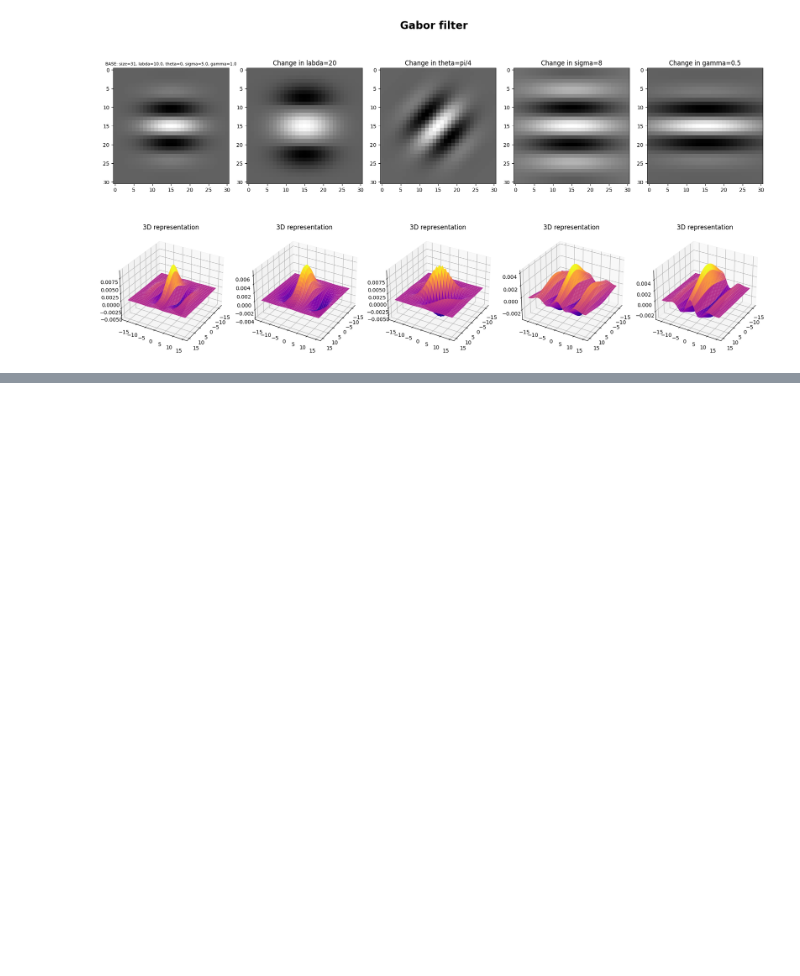
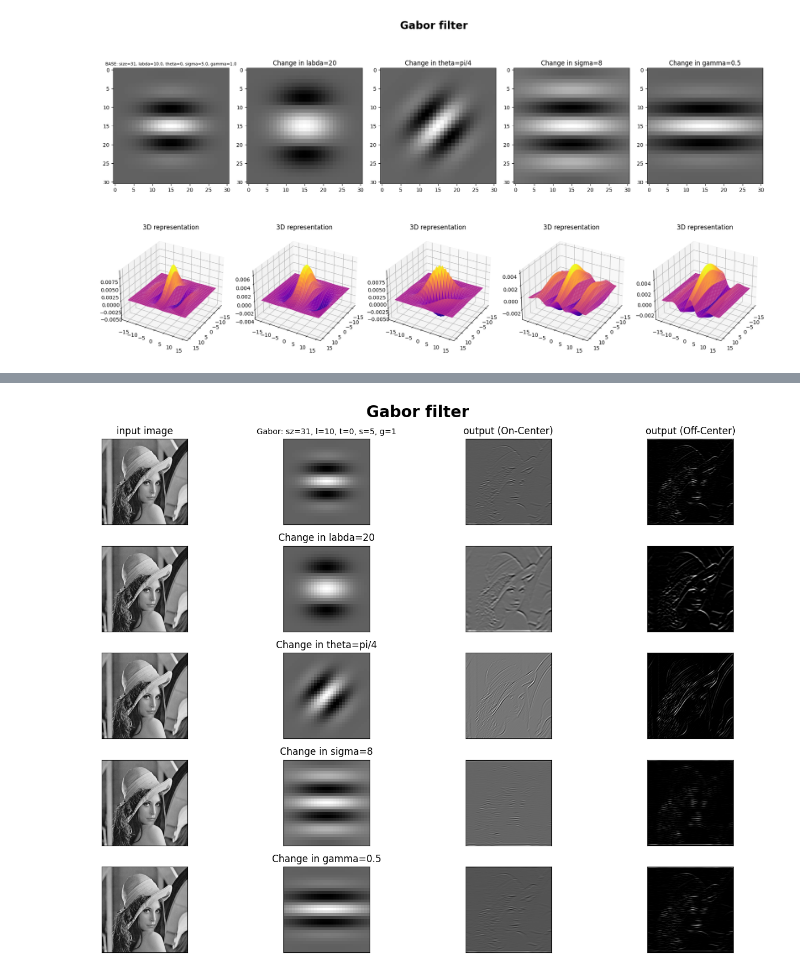
Before and after one commit to Amir-Entezari/neuroscience-convolutional-spiking-neural-network, a Jupyter notebook: notebooks/part1.ipynb, the cells around one changed output, grey strips where cells are left out. Saved outputs shown, nothing was run; the diff lists cells and outputs as text; code cells hidden in the pictures; blank space fills up the shorter version.

```diff
--- a/notebooks/part1.ipynb
+++ b/notebooks/part1.ipynb
@@ -110,0 +177,44 @@ plt.show()
+# %%
+gabor_filter_base = Conv2dFilter(gabor_kernel_base.unsqueeze(0).unsqueeze(0), padding='same')
+gabor_filter_labda = Conv2dFilter(gabor_kernel_labda.unsqueeze(0).unsqueeze(0), padding='same')
+gabor_filter_theta = Conv2dFilter(gabor_kernel_theta.unsqueeze(0).unsqueeze(0), padding='same')
+gabor_filter_sigma = Conv2dFilter(gabor_kernel_sigma.unsqueeze(0).unsqueeze(0), padding='same')
+gabor_filter_gamma = Conv2dFilter(gabor_kernel_gamma.unsqueeze(0).unsqueeze(0), padding='same')
+gabor_kernels = [gabor_kernel_base, gabor_kernel_labda, gabor_kernel_theta, gabor_kernel_sigma, gabor_kernel_gamma]
+gabor_filters = [gabor_filter_base, gabor_filter_labda, gabor_filter_theta, gabor_filter_sigma, gabor_filter_gamma]
+gabor_titles = ['BASE: size=31, labda=10.0, theta=0, sigma=5.0, gamma=1.0', 'Change in labda=20', 'Change in theta=pi/4', 'Change in sigma=8', 'Change in gamma=0.5']
+# %%
+fig = plt.figure(figsize=(14, 10))
+
+for i in range(5):
+    ax = fig.add_subplot(5, 4, 4 * i + 1)
+    ax.imshow(img_tensor.squeeze(0).squeeze(0), cmap='gray')
+    ax.set_title("input image") if i==0 else None
+    ax.set_xticks([])
+    ax.set_yticks([])
+
+    ax = fig.add_subplot(5, 4, 4 * i + 2)
+    ax.imshow(gabor_kernels[i].squeeze(0).squeeze(0), cmap='gray')
+    ax.set_title("Gabor: sz=31, l=10, t=0, s=5, g=1", fontsize=10) if i==0 else ax.set_title(gabor_titles[i%5])
+
+    ax.set_xticks([])
+    ax.set_yticks([])
+
+    ax = fig.add_subplot(5, 4, 4 * i + 3)
+    ax.imshow(gabor_filters[i](img_tensor).squeeze(0).squeeze(0), cmap='gray')
+    ax.set_title("output (On-Center)") if i==0 else None
+    ax.set_xticks([])
+    ax.set_yticks([])
+
+    ax = fig.add_subplot(5, 4, 4 * i + 4)
+    ax.imshow( Conv2dFilter(-1*gabor_kernels[i].unsqueeze(0).unsqueeze(0), padding='same')(img_tensor).clamp(0, 1).squeeze(0).squeeze(0), cmap='gray')
+    ax.set_title("output (Off-Center)") if i==0 else None
+    ax.set_xticks([])
+    ax.set_yticks([])
+
+fig.suptitle("Gabor filter", fontsize=20, fontweight='bold')
+plt.tight_layout()
+plt.savefig("../report/plots/part1-Gabor-convolution.pdf")
+plt.show()
+# %% [output]
+[figure, added]
```
Also changed, not shown: parts of 8 cells of this notebook.
